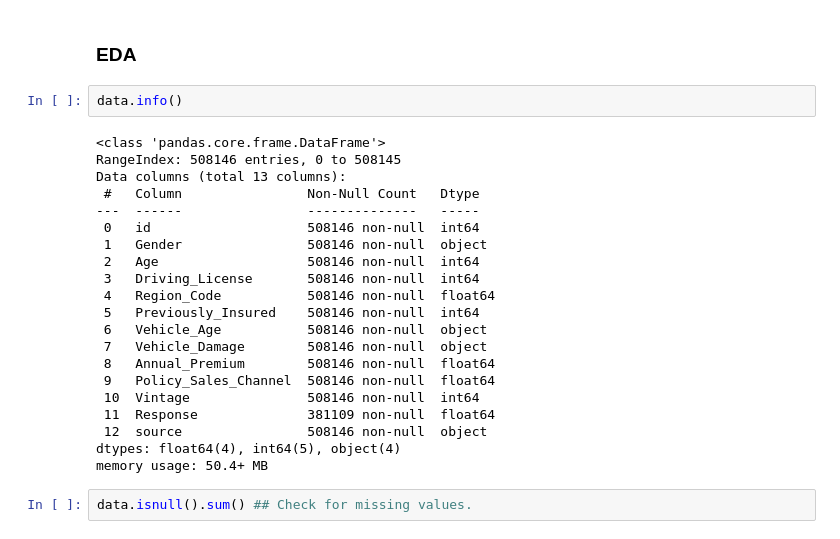
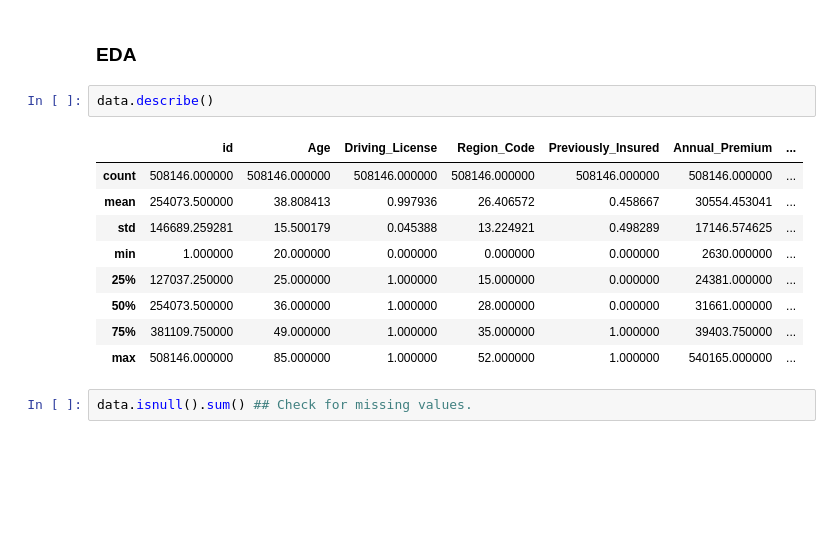
Before and after one commit to dishaaagarwal/Cross-Sell-Prediction-Machine-Learning, a Jupyter notebook: Cross-Sell Prediction.ipynb, the cells around one changed output. Saved outputs shown, nothing was run; the diff lists cells and outputs as text; blank space fills up the shorter version.

```diff
--- a/Cross-Sell Prediction.ipynb
+++ b/Cross-Sell Prediction.ipynb
@@ -90,28 +90,17 @@ data.head()
 # %% [markdown]
 ### EDA
 # %%
-data.info()
+data.describe()
 # %% [output]
-<class 'pandas.core.frame.DataFrame'>
-RangeIndex: 508146 entries, 0 to 508145
-Data columns (total 13 columns):
- #   Column                Non-Null Count   Dtype
----  ------                --------------   -----
- 0   id                    508146 non-null  int64
- 1   Gender                508146 non-null  object
- 2   Age                   508146 non-null  int64
- 3   Driving_License       508146 non-null  int64
- 4   Region_Code           508146 non-null  float64
- 5   Previously_Insured    508146 non-null  int64
- 6   Vehicle_Age           508146 non-null  object
- 7   Vehicle_Damage        508146 non-null  object
- 8   Annual_Premium        508146 non-null  float64
- 9   Policy_Sales_Channel  508146 non-null  float64
- 10  Vintage               508146 non-null  int64
- 11  Response              381109 non-null  float64
- 12  source                508146 non-null  object
-dtypes: float64(4), int64(5), object(4)
-memory usage: 50.4+ MB
+|  | id | Age | Driving_License | Region_Code | Previously_Insured | Annual_Premium | ... |
+| count | 508146.000000 | 508146.000000 | 508146.000000 | 508146.000000 | 508146.000000 | 508146.000000 | ... |
+| mean | 254073.500000 | 38.808413 | 0.997936 | 26.406572 | 0.458667 | 30554.453041 | ... |
+| std | 146689.259281 | 15.500179 | 0.045388 | 13.224921 | 0.498289 | 17146.574625 | ... |
+| min | 1.000000 | 20.000000 | 0.000000 | 0.000000 | 0.000000 | 2630.000000 | ... |
+| 25% | 127037.250000 | 25.000000 | 1.000000 | 15.000000 | 0.000000 | 24381.000000 | ... |
+| 50% | 254073.500000 | 36.000000 | 1.000000 | 28.000000 | 0.000000 | 31661.000000 | ... |
+| 75% | 381109.750000 | 49.000000 | 1.000000 | 35.000000 | 1.000000 | 39403.750000 | ... |
+| max | 508146.000000 | 85.000000 | 1.000000 | 52.000000 | 1.000000 | 540165.000000 | ... |
 # %%
 data.isnull().sum() ## Check for missing values.
 # %% [output]
```
Also changed, not shown: parts of 5 cells of this notebook.
